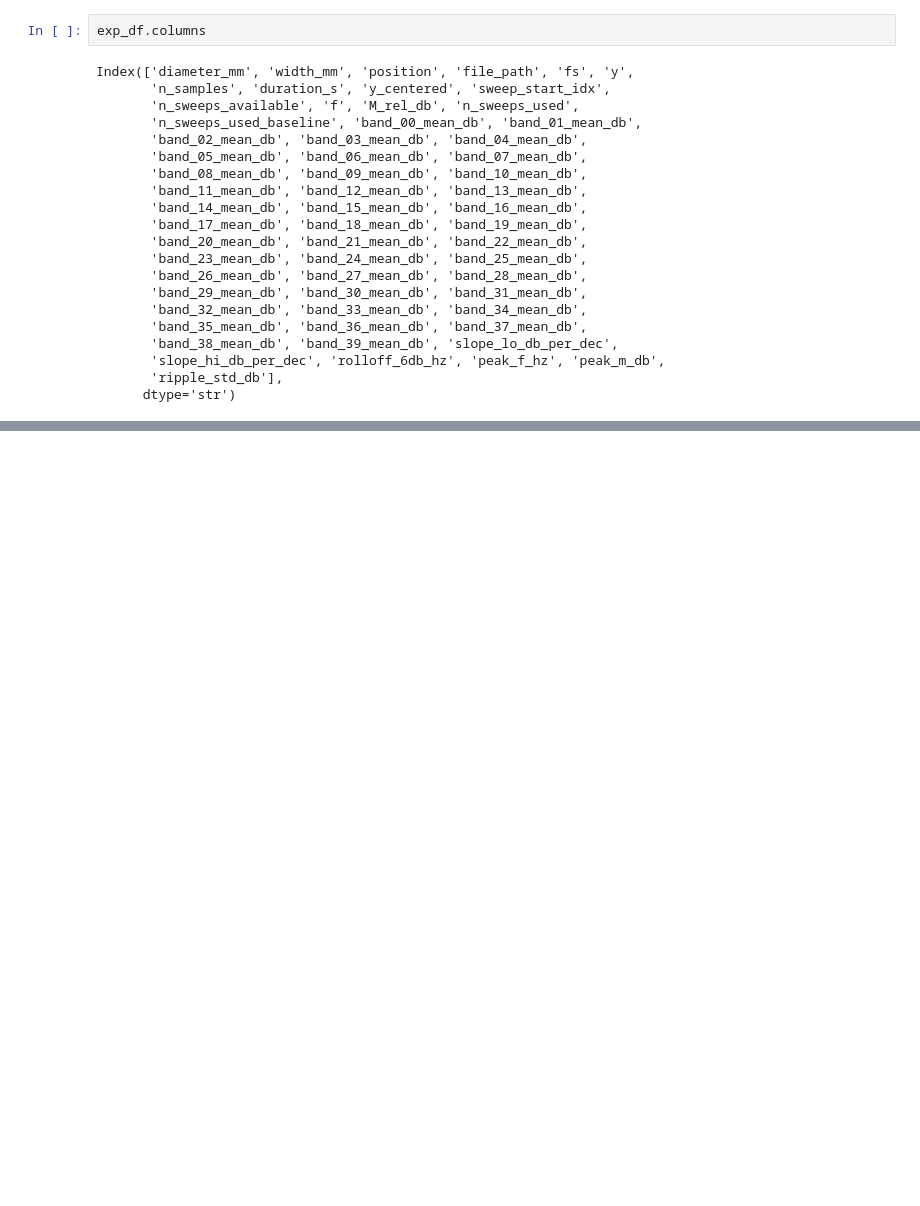
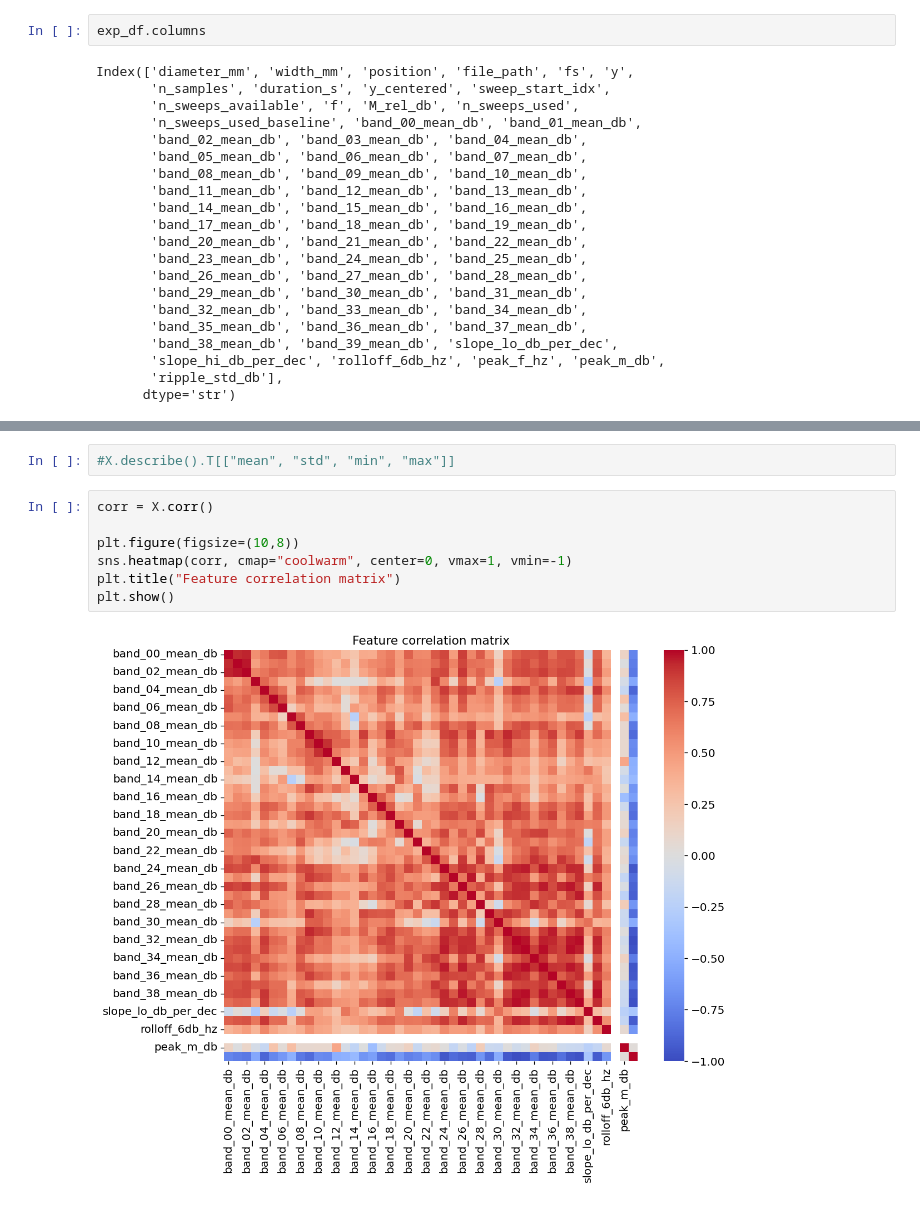
Before and after one commit to nogva/acousticBlockageSensor, a Jupyter notebook: first_test_analysis.ipynb, the cells around one changed output, grey strips where cells are left out. Saved outputs shown, nothing was run; the diff lists cells and outputs as text; blank space fills up the shorter version.

```diff
--- a/first_test_analysis.ipynb
+++ b/first_test_analysis.ipynb
@@ -1061,0 +1086,11 @@ X = exp_df[feature_cols].copy()
+# %%
+#X.describe().T[["mean", "std", "min", "max"]]
+# %%
+corr = X.corr()
+
+plt.figure(figsize=(10,8))
+sns.heatmap(corr, cmap="coolwarm", center=0, vmax=1, vmin=-1)
+plt.title("Feature correlation matrix")
+plt.show()
+# %% [output]
+[figure, added]
```
Also changed, not shown: parts of 14 cells of this notebook.
